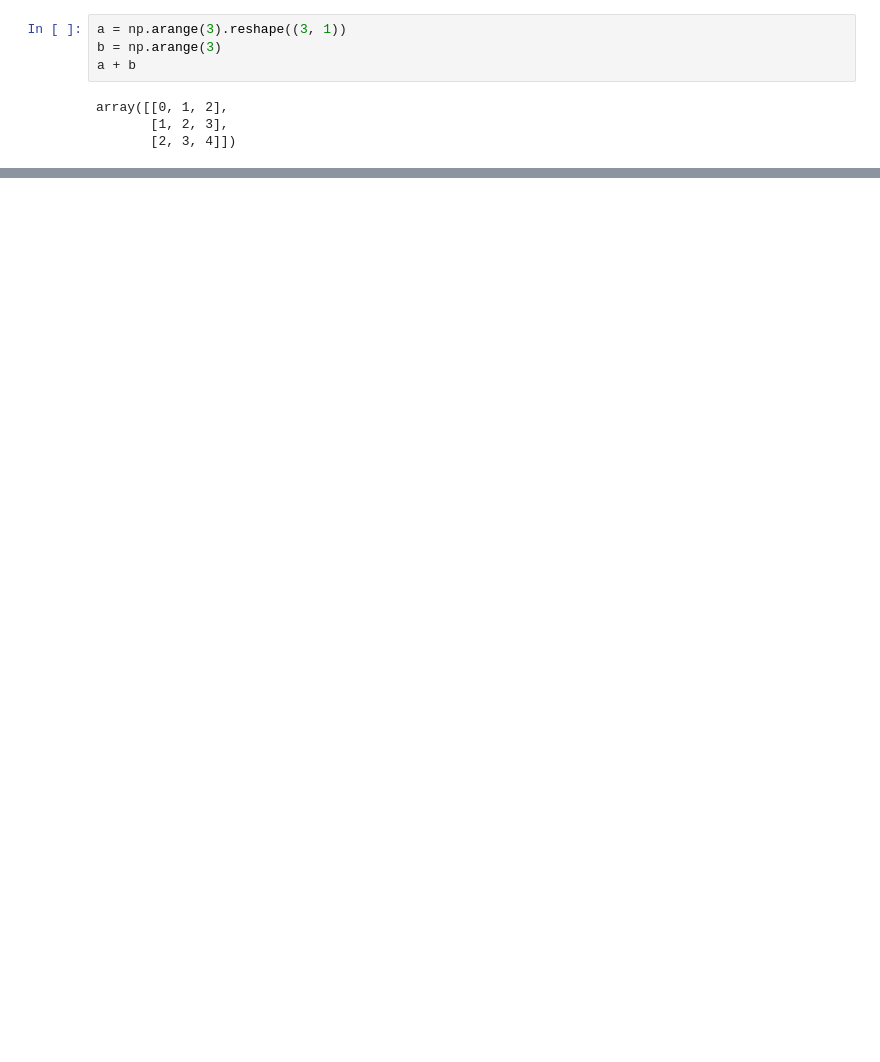
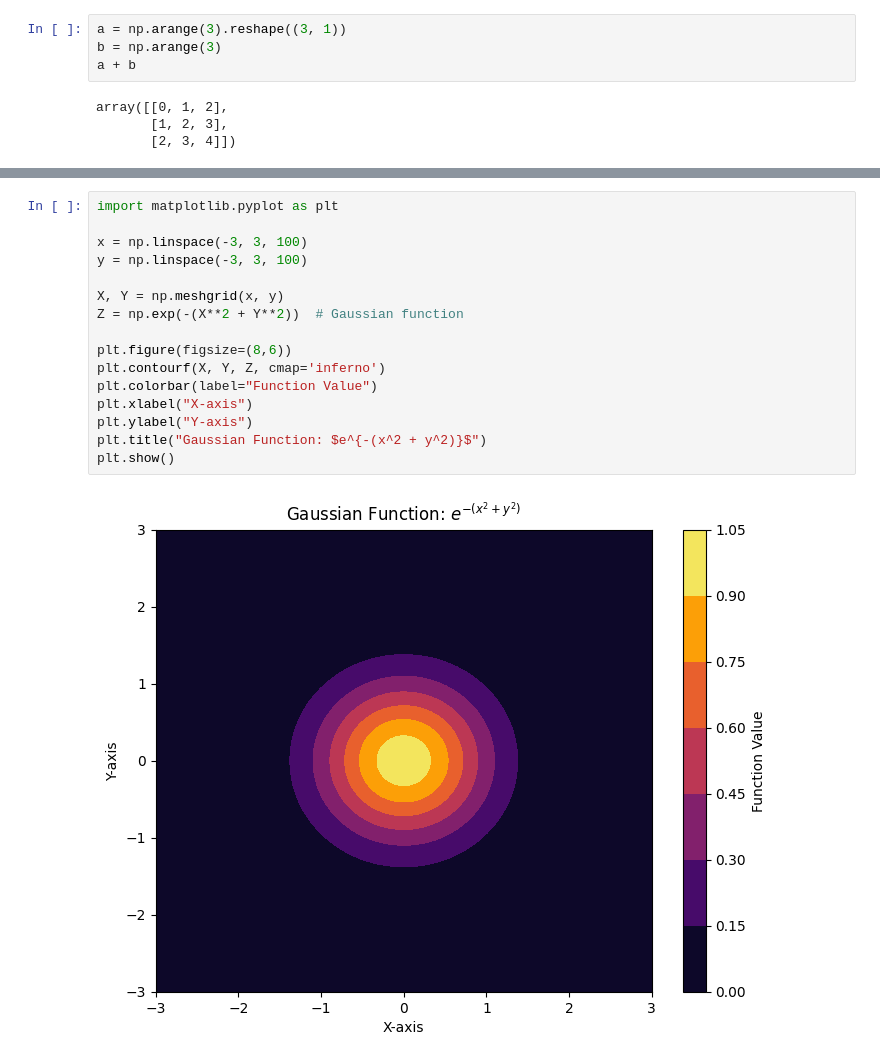
Before and after one commit to vedantxn/Data-Science, a Jupyter notebook: NumPy/broadcasting.ipynb, the cells around one changed output, grey strips where cells are left out. Drawn from its saved outputs; the diff is of its cells as text; blank space fills up the shorter version.

```diff
--- a/NumPy/broadcasting.ipynb
+++ b/NumPy/broadcasting.ipynb
@@ -95,0 +124,18 @@ plt.colorbar();
+# %%
+import matplotlib.pyplot as plt
+
+x = np.linspace(-3, 3, 100)
+y = np.linspace(-3, 3, 100)
+
+X, Y = np.meshgrid(x, y)
+Z = np.exp(-(X**2 + Y**2))  # Gaussian function
+
+plt.figure(figsize=(8,6))
+plt.contourf(X, Y, Z, cmap='inferno')
+plt.colorbar(label="Function Value")
+plt.xlabel("X-axis")
+plt.ylabel("Y-axis")
+plt.title("Gaussian Function: $e^{-(x^2 + y^2)}$")
+plt.show()
+# %% [output]
+[figure, added]
```
Also changed, not shown: parts of 17 cells of this notebook, 1 other file.
